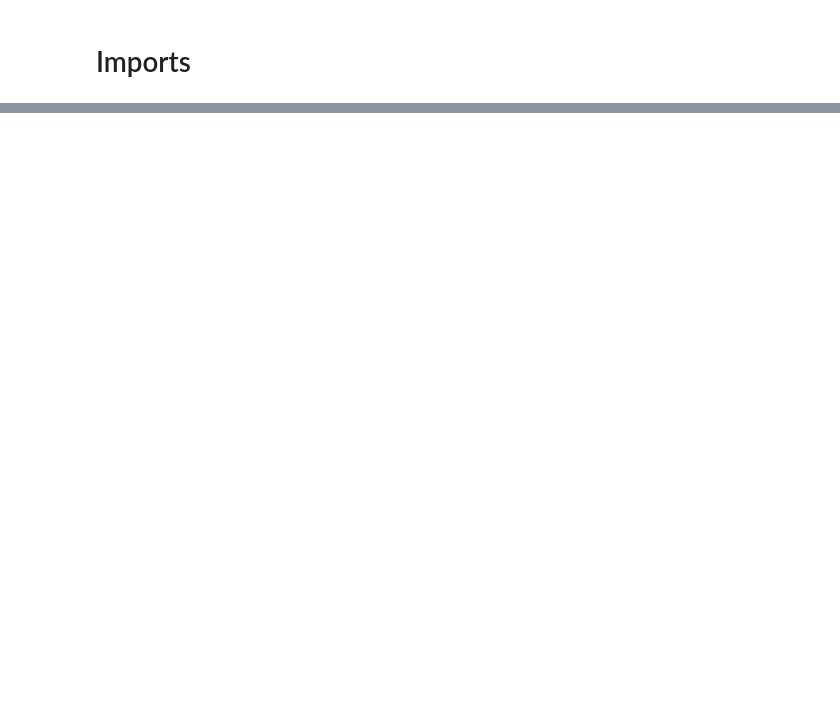
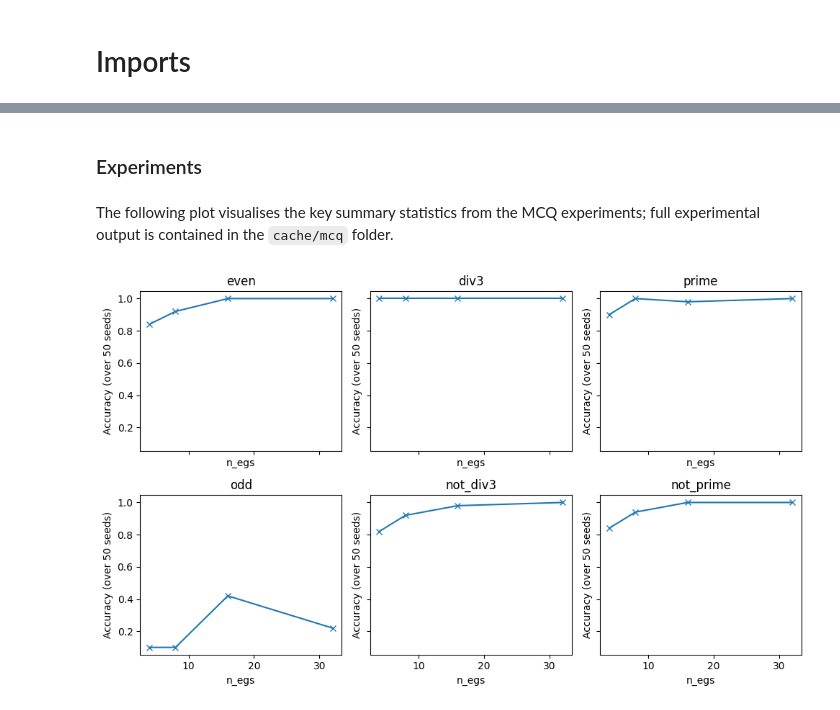
Before and after one commit to W-L-W/MATS_exercise, a Jupyter notebook: report.ipynb, the cells around one changed output, grey strips where cells are left out. Cells and saved outputs as stored; diff of their text form; code cells hidden in the pictures; blank space fills up the shorter version.

```diff
--- a/report.ipynb
+++ b/report.ipynb
@@ -109,0 +155,26 @@ Provisionally include other things tried here.
+# %% [markdown]
+
+### Experiments
+# %% [markdown]
+The following plot visualises the key summary statistics from the MCQ experiments; full experimental output is contained in the `cache/mcq` folder.
+# %%
+# for each rule, plot the accuracy as a function of number of samples
+# load data from cache and visualise it
+fig, axs = plt.subplots(ncols=3, nrows=2, figsize=(10,6), sharex=True, sharey=True)
+rule_pairs = [('even', 'odd'), ('div3', 'not_div3'), ('prime', 'not_prime')]
+
+for col, rule_pair in enumerate(rule_pairs):
+    for row, rule in enumerate(rule_pair):
+        # adapt from template
+        # div3_n_egs_[4, 8, 16, 32]_seeds_50_gpt-4o_maxtokens10_summary
+        ax = axs[row, col]
+        df = pd.read_csv(f'cache/mcq/{rule}_n_egs_[4, 8, 16, 32]_seeds_50_gpt-4o_maxtokens10_summary.csv')
+        df['accuracy'] = df['correct']
+
+        ax.plot(df['n_egs'], df['accuracy'], label=label, marker='x')
+        ax.set_title(rule)
+        ax.set_xlabel('n_egs') #Number of examples for each class (positive and negative)')
+        ax.set_ylabel('Accuracy (over 50 seeds)')
+plt.tight_layout()
+# %% [output]
+[figure, added]
```
Also changed, not shown: parts of 24 cells of this notebook, 16 other files.
